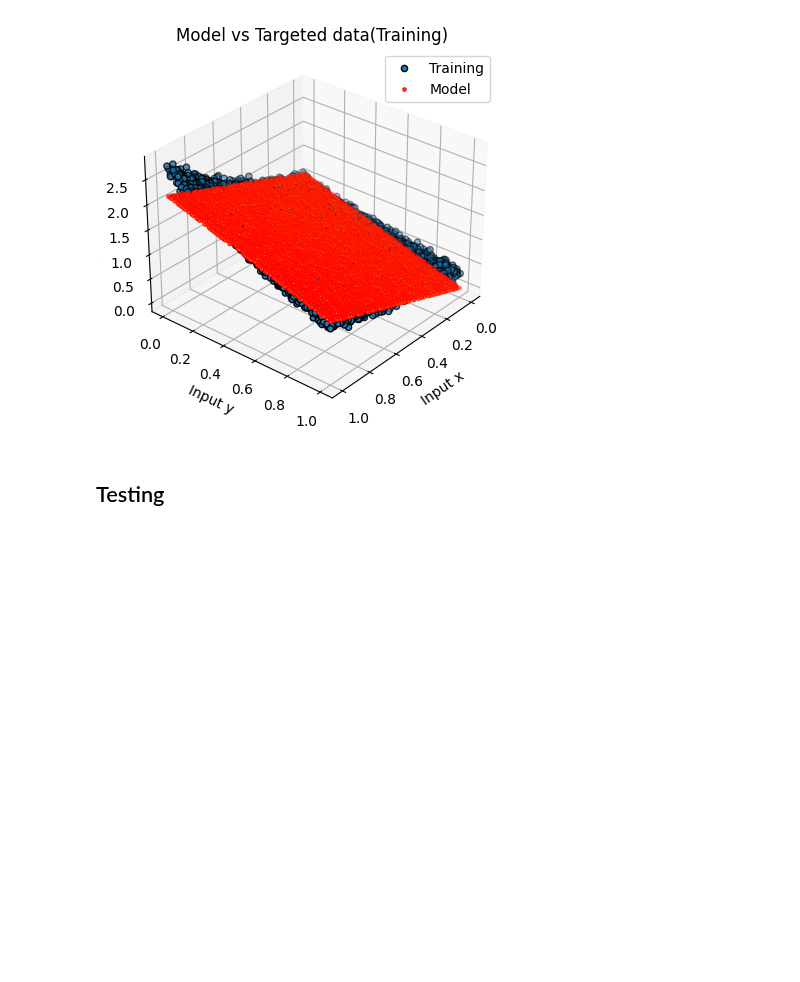
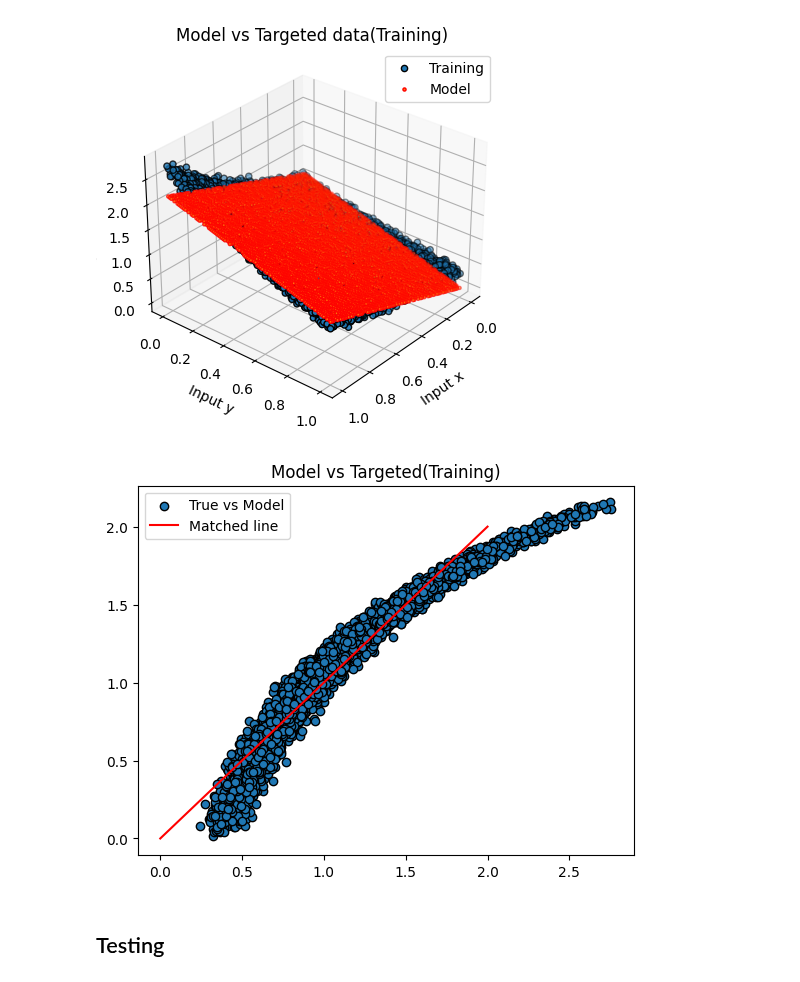
Before and after one commit to imraunav/Deep-Learning-and-Applications, a Jupyter notebook: regression_bivariate.ipynb, the cells around one changed output. Drawn from its saved outputs; the diff is of its cells as text; code cells hidden in the pictures; blank space fills up the shorter version.

```diff
--- a/regression_bivariate.ipynb
+++ b/regression_bivariate.ipynb
@@ -103,6 +103,14 @@ plt.title('Model vs Targeted data(Training)')
 plt.show()
 # %% [output]
 [figure]
+# %%
+plt.scatter(train_data[:, 2], pred, label='True vs Model', edgecolors='black')
+plt.plot([0,2], [0, 2], color='red', label='Matched line')
+plt.title('Model vs Targeted(Training)')
+plt.legend()
+plt.show()
+# %% [output]
+[figure, added]
 # %% [markdown]
 ## Testing
 # %%
```
Also changed, not shown: parts of 2 cells of this notebook, 1 other file.
